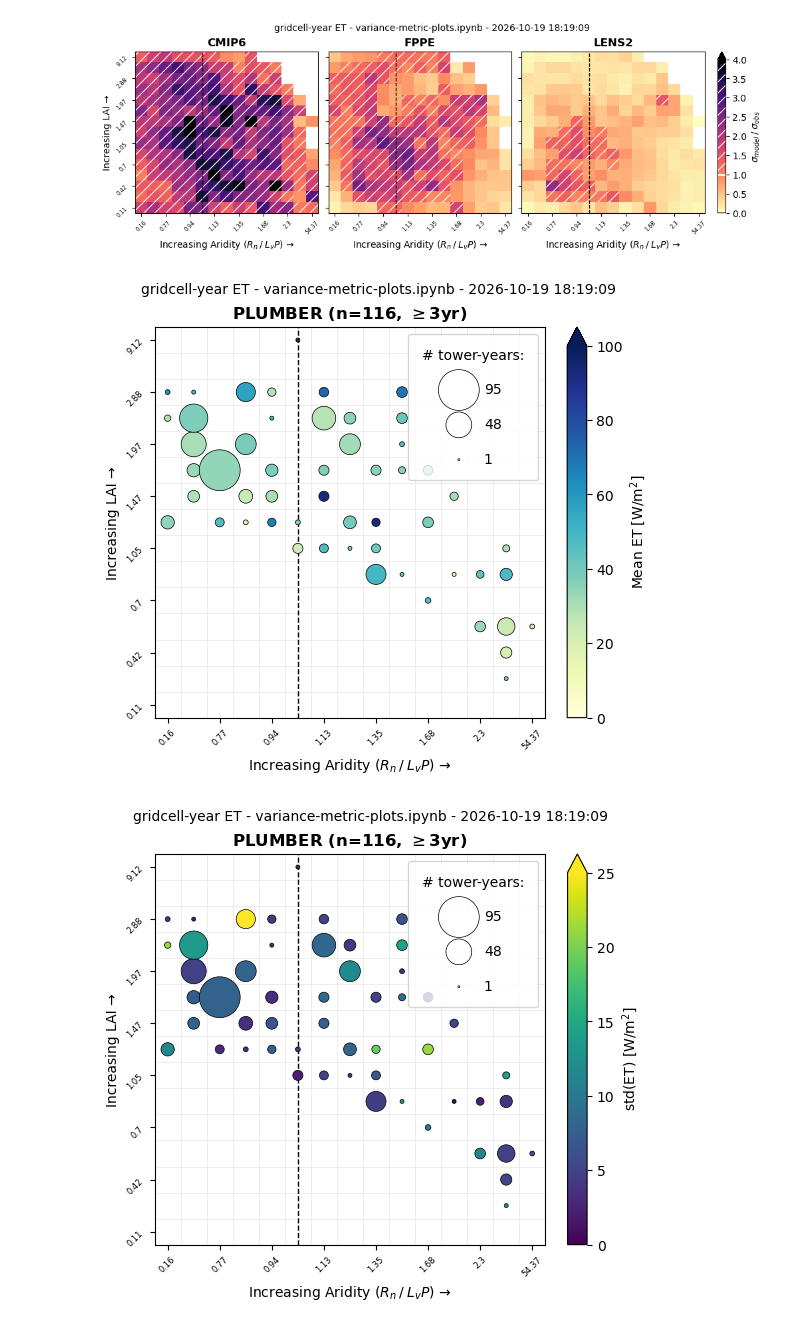
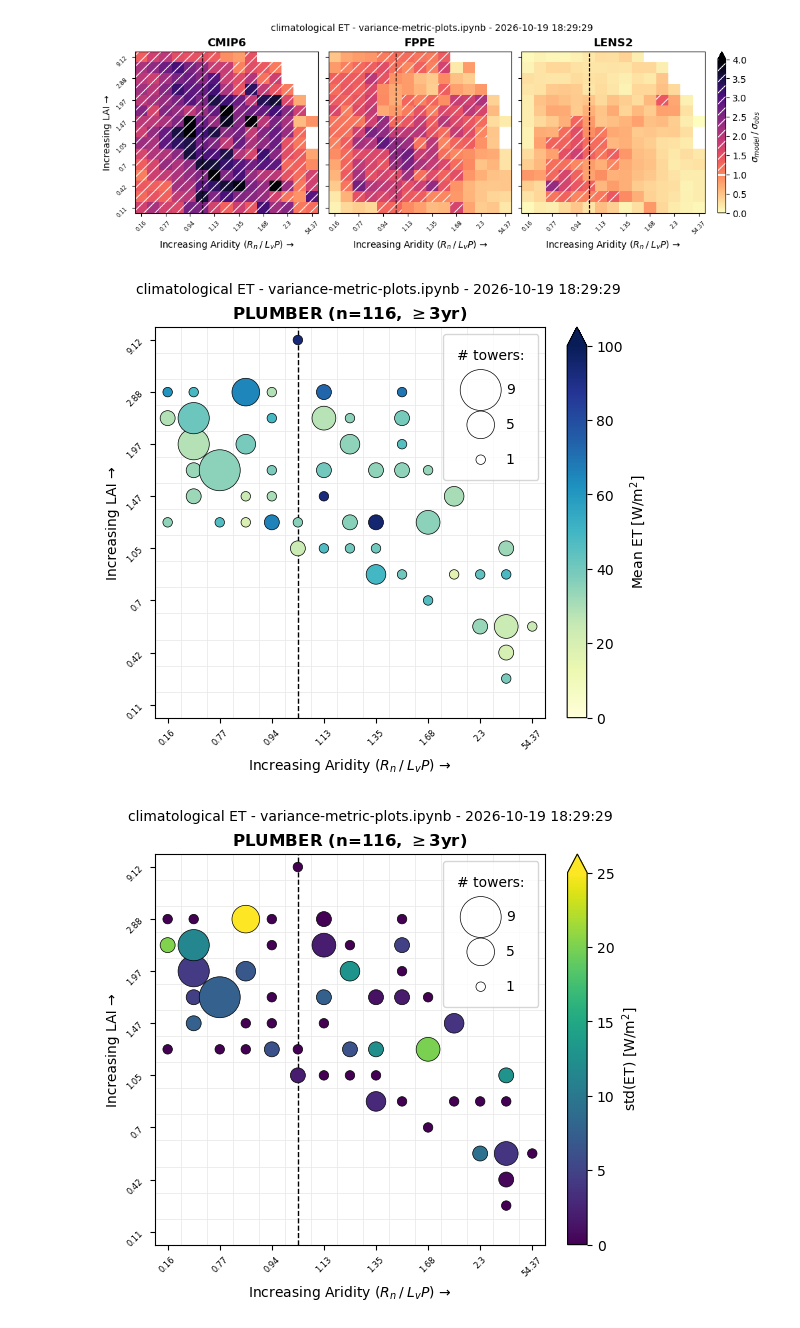
Before and after one commit to bbuchovecky/et_unc, a Jupyter notebook: notebooks/variance-metric-plots.ipynb, the cells around one changed output. Drawn from its saved outputs; the diff is of its cells as text; code cells hidden in the pictures.

```diff
--- a/notebooks/variance-metric-plots.ipynb
+++ b/notebooks/variance-metric-plots.ipynb
@@ -12,12 +12,14 @@ import matplotlib.colors as mcolors
 import etunc.config as cfg
 from etunc.load.cmip import group_model_variants
 # %%
-def finish(fig):
+def finish(fig, fout, to_save=True):
     tnow = datetime.now().strftime("%Y-%m-%d %H:%M:%S")
     fig.suptitle(f"{'climatological ET' if ET_CLIM else 'gridcell-year ET'} - variance-metric-plots.ipynb - {tnow}", x=0.5, ha="center", fontsize=10)
+    if to_save:
+        plt.savefig(fout, dpi=cfg.DPI, bbox_inches="tight")
 # %%
 FAMILIES = list(cfg.FAMILIES) + ["plumber"]
-ET_CLIM = False
+ET_CLIM = True
 TAG = "qbin_pooled_all.1deg.199501-201412"
 
 pool_all = {}
@@ -279,11 +279,10 @@ ax.set_title(
     fontsize=12, fontweight="bold",
 )
 
-finish(fig)
 fout = cfg.FIG_ROOT / "plumber" / "qbin" / f"plumber.et{'_clim' if ET_CLIM else ''}.{TAG}.mean_circles.png"
-fig.savefig(fout, dpi=cfg.DPI)
+finish(fig, fout)
 # %% [output]
-[figure, old version]
+[figure, new version]
 # %%
 ## PLUMBER binned ET as circles: color is the mean ET, radius is proportional to the number of samples
 # in the bin (towers when ET_CLIM, tower-years otherwise); empty bins are not drawn
@@ -305,33 +304,32 @@ sc = ax.scatter(
 fig.colorbar(sc, ax=ax, label="std(ET) [W/m$^2$]", extend="max", fraction=0.05)
 
 # Size legend, in the empty high-LAI, arid corner
 n_unit = "towers" if ET_CLIM else "tower-years"
 n_ref = np.unique(np.linspace(1, plum_count.max(), 3).round().astype(int))[::-1]
 handles = [ax.scatter([], [], s=radius_to_size(n), facecolor="none", edgecolor="k", linewidth=0.5) for n in n_ref]
 ax.legend(handles, [f"{n:d}" for n in n_ref], title=f"# {n_unit}:", loc="upper right", labelspacing=1.5, borderpad=1, fontsize=10, frameon=True)
 
 budyko_one = pool_all["plumber"].x_bin.sel(x_bin_center=1, method="nearest")
 ax.axvline(budyko_one, ls="--", c="k", lw=1)
 ax.set_xlim(-0.5, cfg.N_XBINS - 0.5)
 ax.set_ylim(-0.5, cfg.N_YBINS - 0.5)
 ax.set_aspect("equal")
 ax.set_xticks(np.arange(0, 15, 2))
 ax.set_yticks(np.arange(0, 15, 2))
 ax.set_xticklabels(np.round(pool_all["plumber"].x_bin_center.values, 2)[::2], fontsize=6, rotation=45)
 ax.set_yticklabels(np.round(pool_all["plumber"].y_bin_center.values, 2)[::2], fontsize=6, rotation=45)
 ax.set_xticks(np.arange(-0.5, 15), minor=True)
 ax.set_yticks(np.arange(-0.5, 15), minor=True)
 ax.grid(which="minor", c="0.9", lw=0.5)
 ax.tick_params(which="minor", length=0)
 ax.set_xlabel("Increasing Aridity ($R_n \\: / \\: L_v P$) →")
 ax.set_ylabel("Increasing LAI →")
 ax.set_title(
     f"PLUMBER (n={pool_all['plumber'].et.attrs['n_towers']:d}, $\\geq$3yr)",
     fontsize=12, fontweight="bold",
 )
 
-finish(fig)
 fout = cfg.FIG_ROOT / "plumber" / "qbin" / f"plumber.et{'_clim' if ET_CLIM else ''}.{TAG}.sigma_circles.png"
-fig.savefig(fout, dpi=cfg.DPI)
+finish(fig, fout)
 # %% [output]
-[figure, old version]
+[figure, new version]
```
Also changed, not shown: parts of 2 cells of this notebook, 8 other files.
